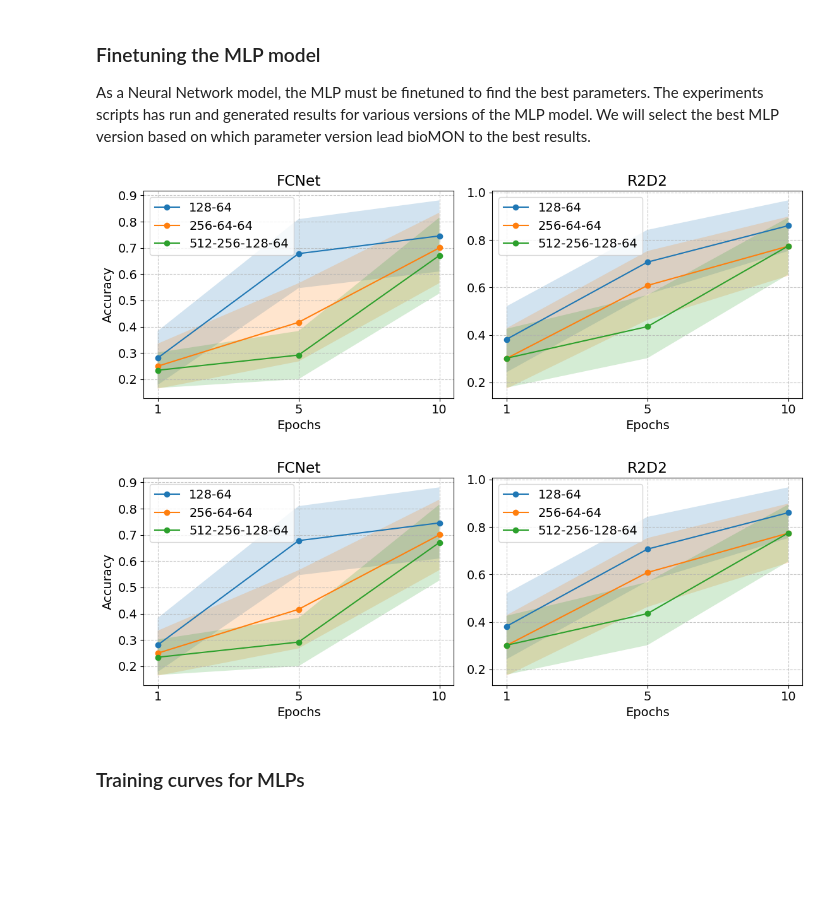
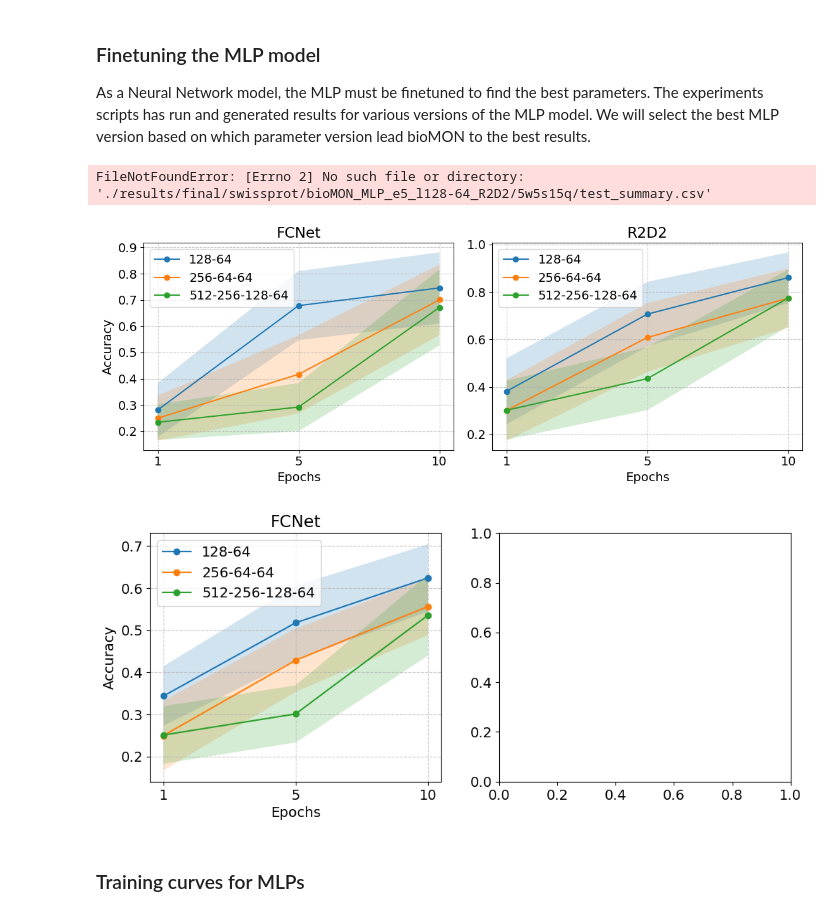
Before and after one commit to MChatzakis/BioMON, a Jupyter notebook: bioMON.ipynb, the cells around one changed output. Cells and saved outputs as stored; diff of their text form; code cells hidden in the pictures; blank space fills up the shorter version.

Commit message:
result updates

```diff
--- a/bioMON.ipynb
+++ b/bioMON.ipynb
@@ -41,7 +41,7 @@ n_way = 5
 n_shot = 5
 n_query = 15
 
-datasets = ["tabula_muris", "tabula_muris"]
+datasets = ["tabula_muris", "swissprot"]
 backbones = ["FCNet", "R2D2"]
 epochs = ["1", "5", "10"]
 models = ["128-64", "256-64-64", "512-256-128-64"]
@@ -56,34 +56,35 @@ for dataset in datasets:
             model_std = []
             for epoch in epochs:
                 path = f"{RESULTS_DIR}/{dataset}/bioMON_MLP_e{epoch}_l{model}_{backbone}/{n_way}w{n_shot}s{n_query}q/"
                 data = pd.read_csv(path + "test_summary.csv")
 
                 test_line = data.iloc[2]
                 acc = test_line["acc_mean"] / 100
                 std = test_line["acc_std"] / 100
                 model_accuracies.append(acc)
                 model_std.append(std)
 
             ax[index].plot(epochs, model_accuracies, label=model, marker="o")
             ax[index].fill_between(
                 epochs,
                 np.array(model_accuracies) - np.array(model_std),
                 np.array(model_accuracies) + np.array(model_std),
                 alpha=0.2,
             )
 
         ax[index].set_title(backbone)
         ax[index].set_xlabel("Epochs")
         if index == 0:
             ax[index].set_ylabel("Accuracy")
         ax[index].grid(alpha=0.7, linestyle="--")
         ax[index].legend()
 
     fig.tight_layout()
     fig.savefig(f"{SAVE_PLOTS_DIR}/mlp_{dataset}.png")
 # %% [output]
+FileNotFoundError: [Errno 2] No such file or directory: './results/final/swissprot/bioMON_MLP_e5_l128-64_R2D2/5w5s15q/test_summary.csv'
 [figure]
-[figure, old version]
+[figure, new version]
 # %% [markdown]
 ### Training curves for MLPs
 # %%
```
Also changed, not shown: parts of 6 cells of this notebook, 27 other files.
